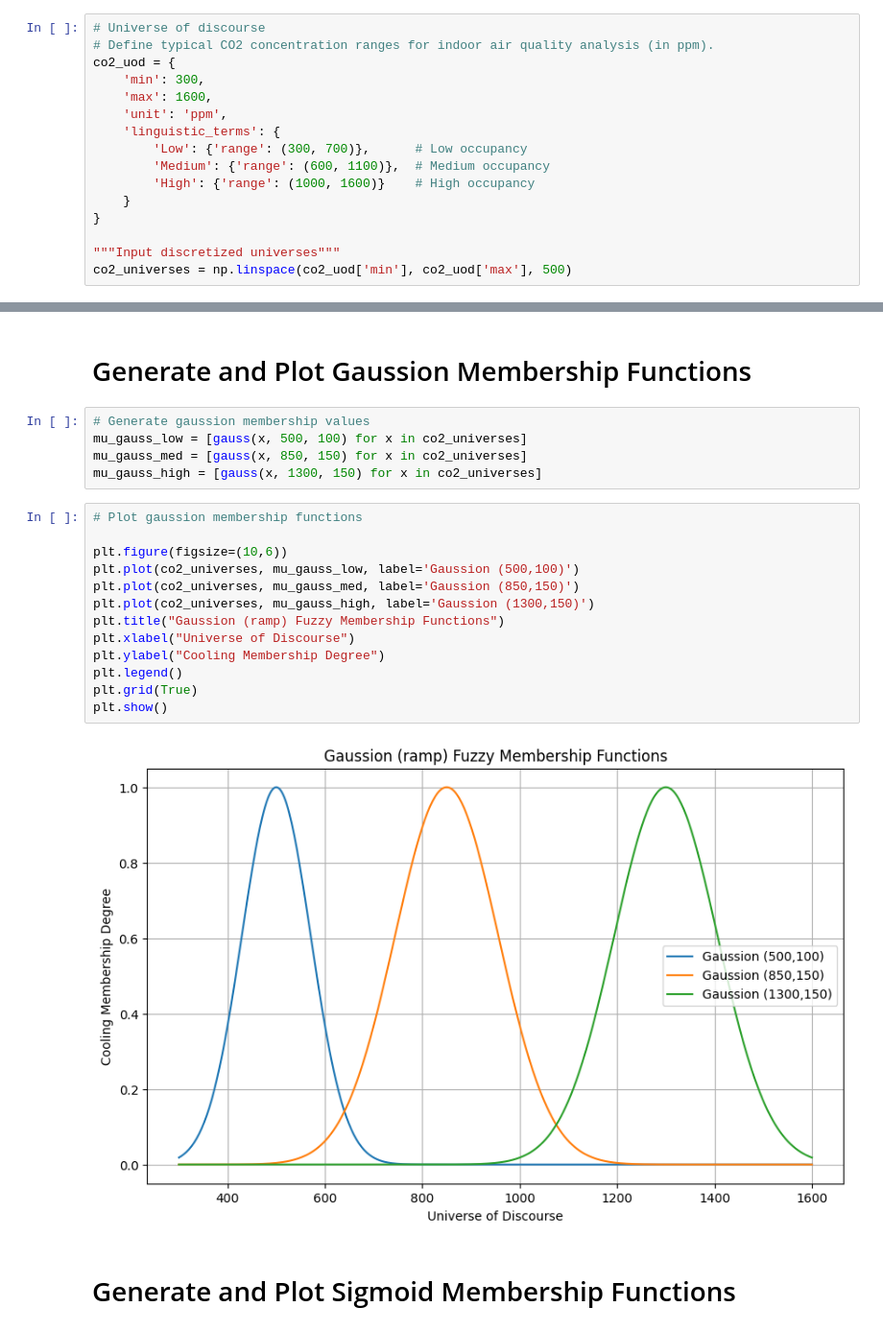
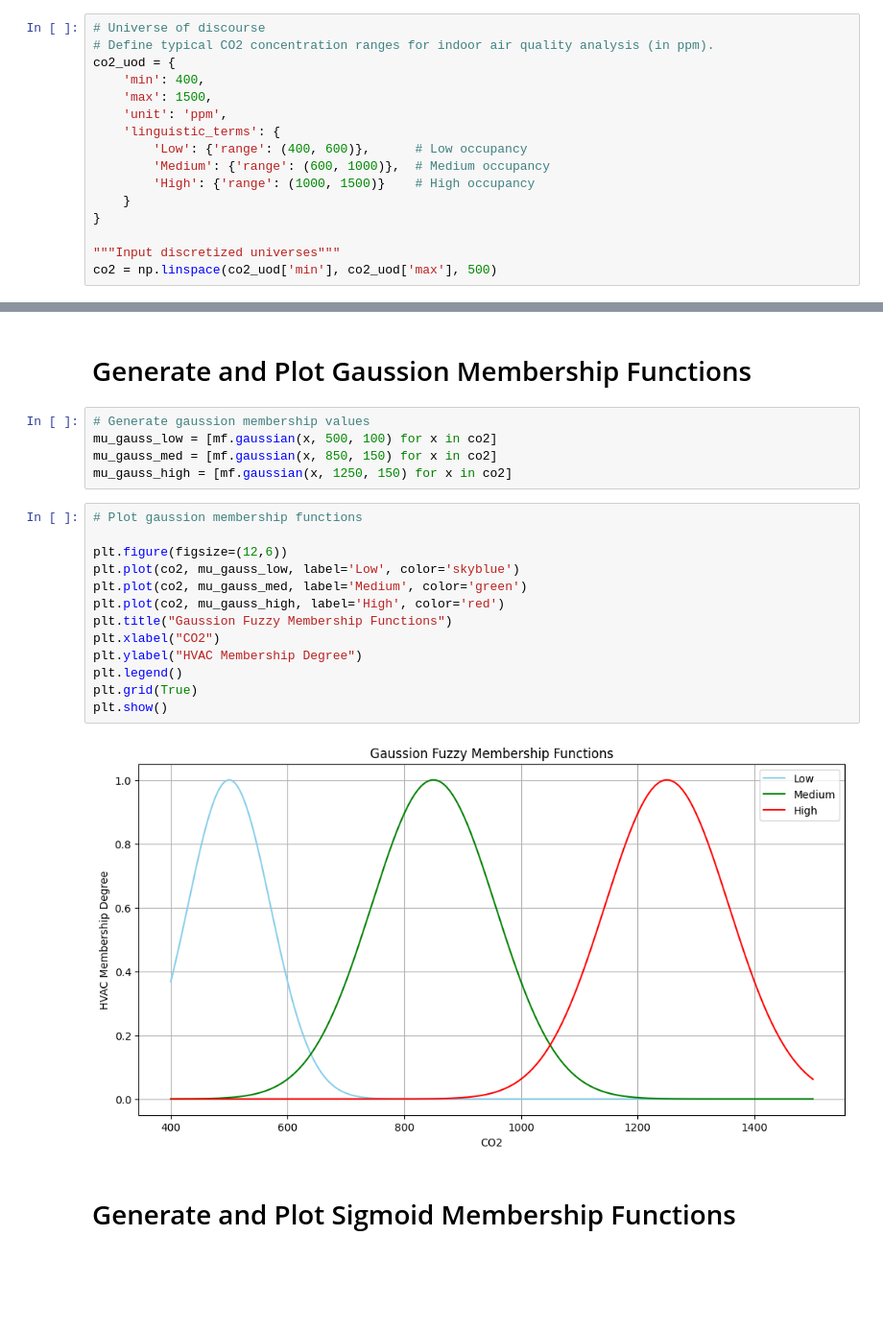
Before and after one commit to everhettoo/fl-hvac-control, a Jupyter notebook: notebooks/3_explore_co2_membership.ipynb, the cells around one changed output, grey strips where cells are left out. Shown at 96% size. Saved outputs shown, nothing was run; the diff lists cells and outputs as text; blank space fills up the shorter version.

```diff
--- a/notebooks/3_explore_co2_membership.ipynb
+++ b/notebooks/3_explore_co2_membership.ipynb
@@ -28,18 +24,18 @@ import pandas as pd
 # Universe of discourse
 # Define typical CO2 concentration ranges for indoor air quality analysis (in ppm).
 co2_uod = {
-    'min': 300,
-    'max': 1600,
+    'min': 400,
+    'max': 1500,
     'unit': 'ppm',
     'linguistic_terms': {
-        'Low': {'range': (300, 700)},      # Low occupancy
-        'Medium': {'range': (600, 1100)},  # Medium occupancy
-        'High': {'range': (1000, 1600)}    # High occupancy
+        'Low': {'range': (400, 600)},      # Low occupancy
+        'Medium': {'range': (600, 1000)},  # Medium occupancy
+        'High': {'range': (1000, 1500)}    # High occupancy
     }
 }
 
 """Input discretized universes"""
-co2_universes = np.linspace(co2_uod['min'], co2_uod['max'], 500)
+co2 = np.linspace(co2_uod['min'], co2_uod['max'], 500)
 # %% [markdown]
 # Generate and Plot Increasing Membership Functions
 # %%
@@ -132,24 +128,24 @@ plt.show()
 # Generate and Plot Gaussion Membership Functions
 # %%
 # Generate gaussion membership values
-mu_gauss_low = [gauss(x, 500, 100) for x in co2_universes]
-mu_gauss_med = [gauss(x, 850, 150) for x in co2_universes]
-mu_gauss_high = [gauss(x, 1300, 150) for x in co2_universes]
+mu_gauss_low = [mf.gaussian(x, 500, 100) for x in co2]
+mu_gauss_med = [mf.gaussian(x, 850, 150) for x in co2]
+mu_gauss_high = [mf.gaussian(x, 1250, 150) for x in co2]
 # %%
 # Plot gaussion membership functions
 
-plt.figure(figsize=(10,6))
-plt.plot(co2_universes, mu_gauss_low, label='Gaussion (500,100)')
-plt.plot(co2_universes, mu_gauss_med, label='Gaussion (850,150)')
-plt.plot(co2_universes, mu_gauss_high, label='Gaussion (1300,150)')
-plt.title("Gaussion (ramp) Fuzzy Membership Functions")
-plt.xlabel("Universe of Discourse")
-plt.ylabel("Cooling Membership Degree")
+plt.figure(figsize=(12,6))
+plt.plot(co2, mu_gauss_low, label='Low', color='skyblue')
+plt.plot(co2, mu_gauss_med, label='Medium', color='green')
+plt.plot(co2, mu_gauss_high, label='High', color='red')
+plt.title("Gaussion Fuzzy Membership Functions")
+plt.xlabel("CO2")
+plt.ylabel("HVAC Membership Degree")
 plt.legend()
 plt.grid(True)
 plt.show()
 # %% [output]
-[figure, old version]
+[figure, new version]
 # %% [markdown]
 # Generate and Plot Sigmoid Membership Functions
 # %%
```
Also changed, not shown: parts of 13 cells of this notebook, 11 other files.
